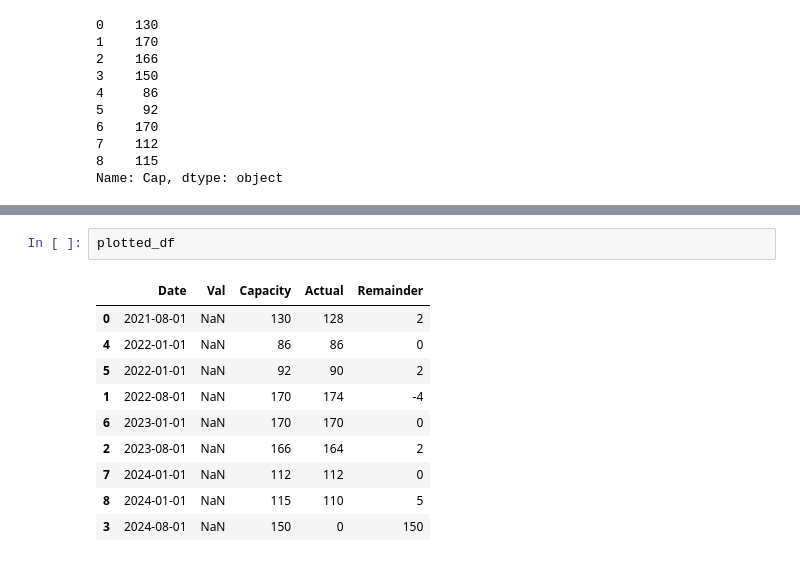
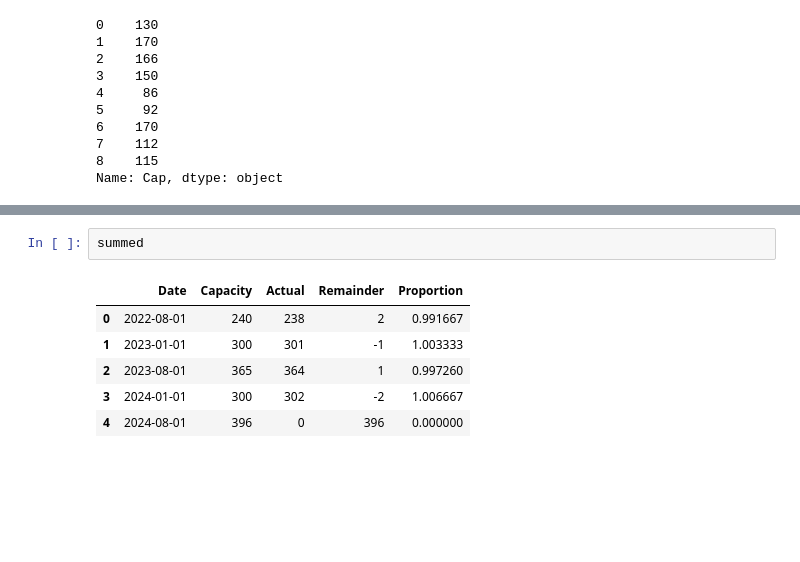
Before and after one commit to MehmetOzaslan/Network-Science-Project, a Jupyter notebook: RegistrationCapacity.ipynb, the cells around one changed output, grey strips where cells are left out. Cells and saved outputs as stored; diff of their text form; blank space fills up the shorter version.

```diff
--- a/RegistrationCapacity.ipynb
+++ b/RegistrationCapacity.ipynb
@@ -118,13 +117,9 @@ None
-# %%
-plotted_df
-# %% [output]
-|  | Date | Val | Capacity | Actual | Remainder |
-| 0 | 2021-08-01 | NaN | 130 | 128 | 2 |
-| 4 | 2022-01-01 | NaN | 86 | 86 | 0 |
-| 5 | 2022-01-01 | NaN | 92 | 90 | 2 |
-| 1 | 2022-08-01 | NaN | 170 | 174 | -4 |
-| 6 | 2023-01-01 | NaN | 170 | 170 | 0 |
-| 2 | 2023-08-01 | NaN | 166 | 164 | 2 |
-| 7 | 2024-01-01 | NaN | 112 | 112 | 0 |
-| 8 | 2024-01-01 | NaN | 115 | 110 | 5 |
-| 3 | 2024-08-01 | NaN | 150 | 0 | 150 |
+# %%
+summed
+# %% [output]
+|  | Date | Capacity | Actual | Remainder | Proportion |
+| 0 | 2022-08-01 | 240 | 238 | 2 | 0.991667 |
+| 1 | 2023-01-01 | 300 | 301 | -1 | 1.003333 |
+| 2 | 2023-08-01 | 365 | 364 | 1 | 0.997260 |
+| 3 | 2024-01-01 | 300 | 302 | -2 | 1.006667 |
+| 4 | 2024-08-01 | 396 | 0 | 396 | 0.000000 |
```
Also changed, not shown: parts of 3 cells of this notebook.
